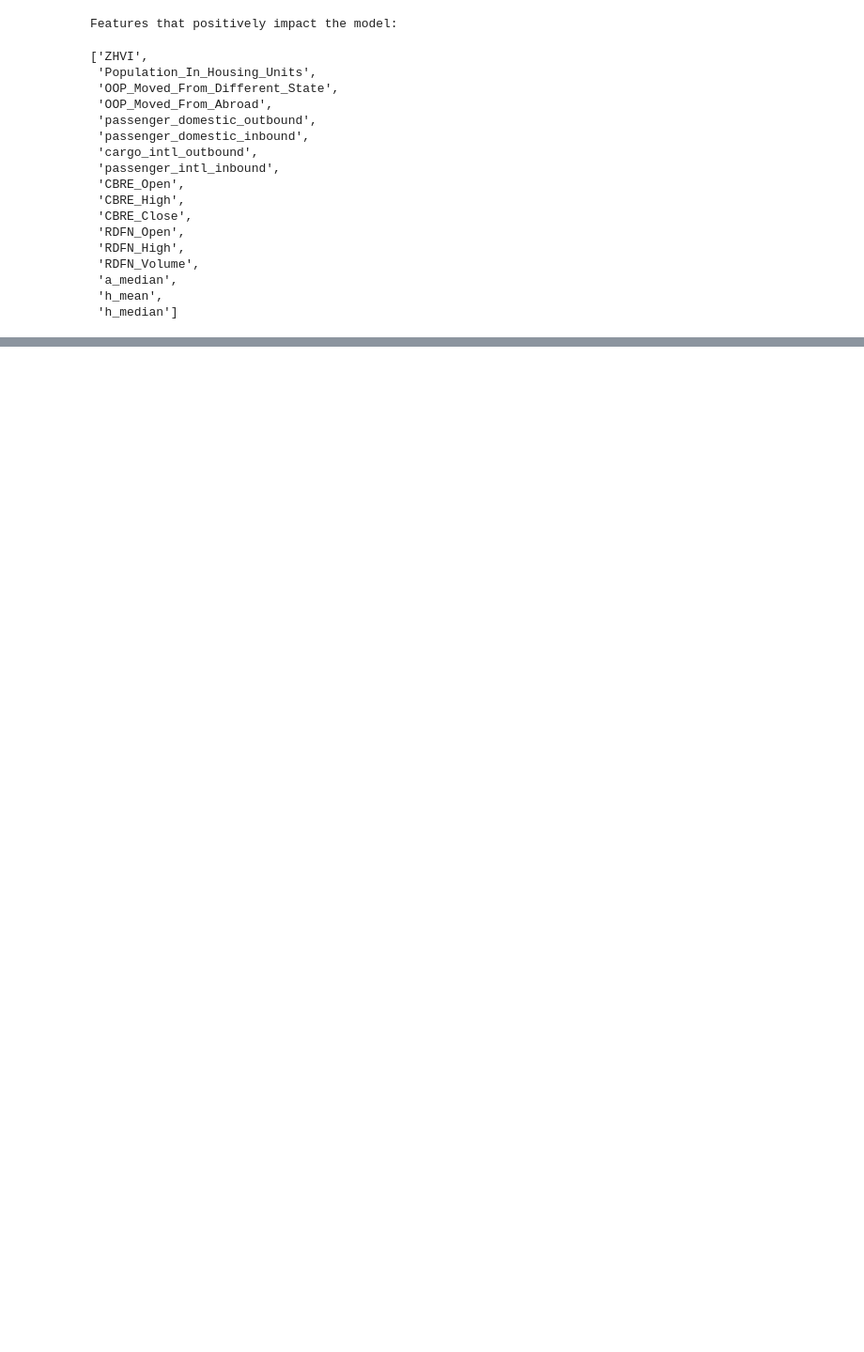
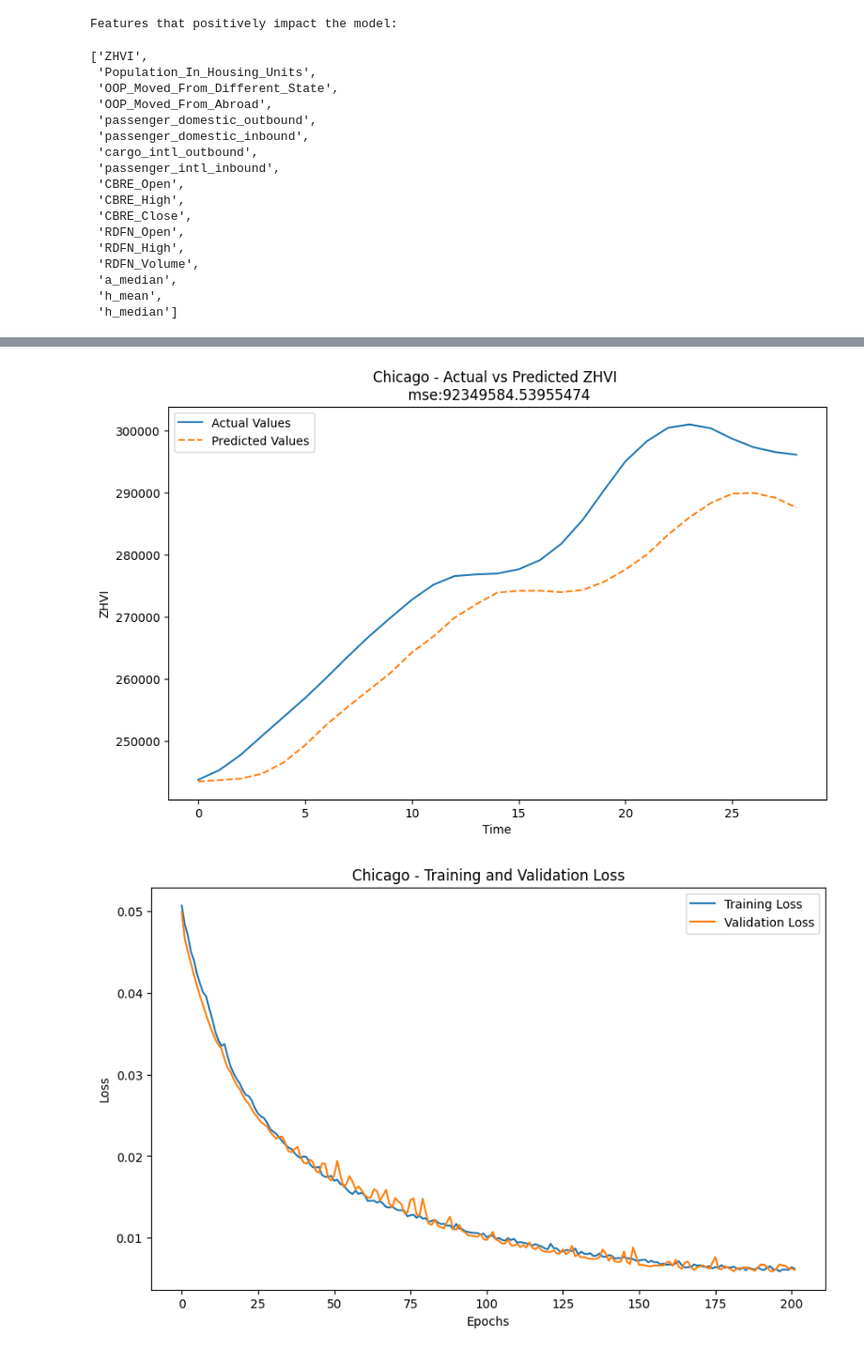
Before and after one commit to StevenSong-sTs/Property-Value-Forecast, a Jupyter notebook: ss24_capstone_team23_datallah_nkitts_steveso/LSTM_FeatureImportanceAnalysis.ipynb, the cells around one changed output, grey strips where cells are left out. Shown at 94% size. Drawn from its saved outputs; the diff is of its cells as text; code cells hidden in the pictures; blank space fills up the shorter version.

Commit message:
Add requirment.txt; train a model to check feature selection result

```diff
--- a/ss24_capstone_team23_datallah_nkitts_steveso/LSTM_FeatureImportanceAnalysis.ipynb
+++ b/ss24_capstone_team23_datallah_nkitts_steveso/LSTM_FeatureImportanceAnalysis.ipynb
@@ -205,0 +283,24 @@ Features that positively impact the model:
+# %%
+# Main execution
+results = {}
+cities = ["Chicago"]
+
+for city in cities:
+    city_data = selected_features_df[selected_features_df['City'] == city].reset_index(drop=True)
+    results[city] = {}
+
+    # Use Window size 3 as we know it's the best
+    X_train, y_train, X_test, y_test, scaler = preprocess_data(city_data, window=3)
+
+    # Train the model
+    model, history = create_and_train_lstm(X_train, y_train, epochs=300, batch_size=32)
+
+    # Make predictions
+    lstm_preds = make_predictions(model, X_test, scaler)
+    actual_vals = scaler.inverse_transform(np.hstack((y_test.reshape(-1, 1), np.zeros((y_test.shape[0], X_test.shape[2] - 1)))))
+    actual_vals = actual_vals[:, 0]
+
+    # Calculate MSE
+    mse = mean_squared_error(actual_vals, lstm_preds)
+    results[city] = {'mse': mse, 'predictions': lstm_preds, 'actuals': actual_vals, 'history':history}
+    print(f'{city} - MSE: {mse:.2f}')
@@ -205,0 +325,24 @@ Features that positively impact the model:
+# %%
+for idx, city in enumerate(cities):
+  # Plotting the results
+  plt.figure(figsize=(10, 6))
+  plt.plot(results[city]['actuals'], label='Actual Values')
+  plt.plot(results[city]['predictions'], label='Predicted Values', linestyle='--')
+  plt.title(f"{city} - Actual vs Predicted ZHVI \n mse:{results[city]['mse']}")
+  plt.xlabel('Time')
+  plt.ylabel('ZHVI')
+  plt.legend()
+  plt.show()
+
+  # Plotting loss curves
+  plt.figure(figsize=(10, 6))
+  plt.plot(results[city]['history'].history['loss'][20:], label='Training Loss')
+  plt.plot(results[city]['history'].history['val_loss'][20:], label='Validation Loss')
+  plt.xlabel('Epochs')
+  plt.ylabel('Loss')
+  plt.legend()
+  plt.title(f"{city} - Training and Validation Loss")
+  plt.show()
+# %% [output]
+[figure, added]
+[figure, added]
```
Also changed, not shown: parts of 7 cells of this notebook, 4 other files.
